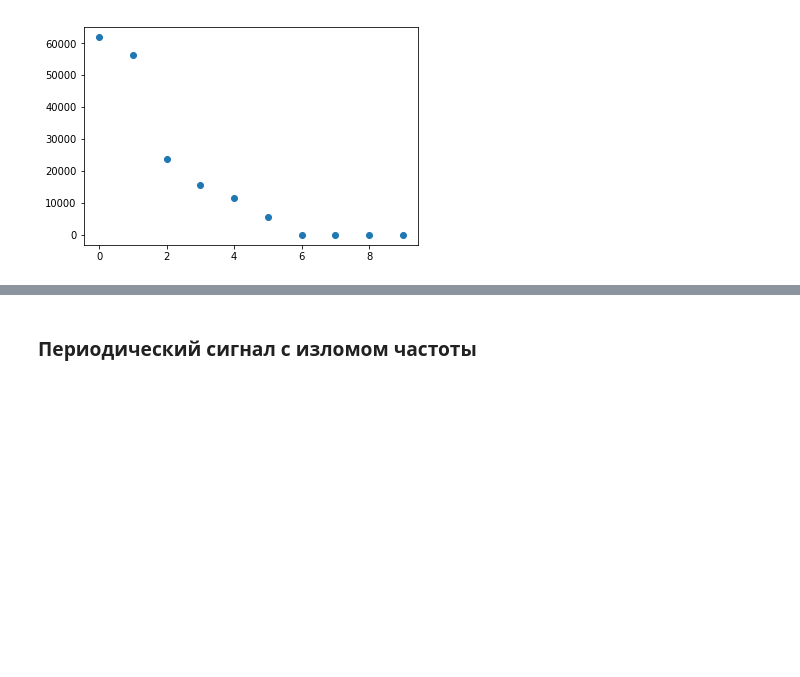
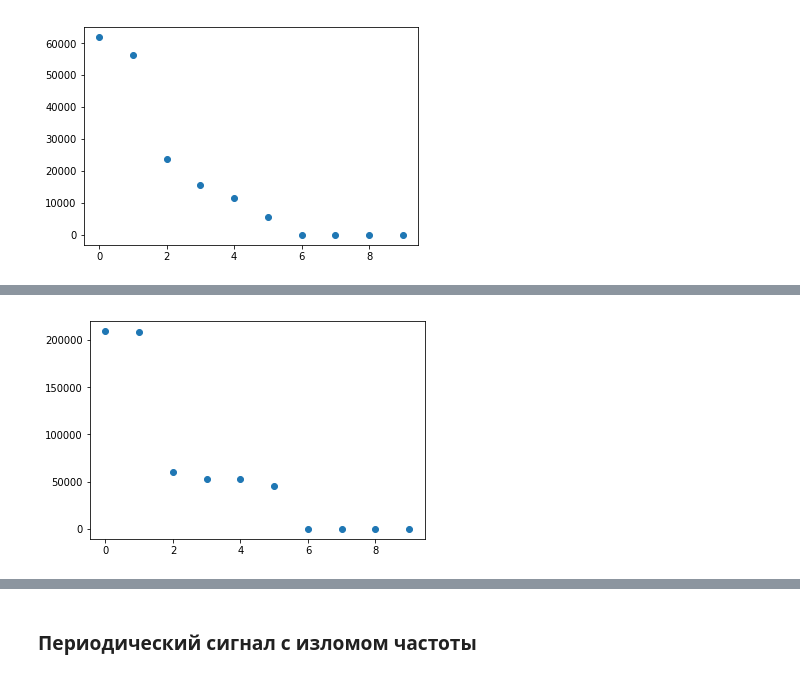
Before and after one commit to euloo/time-series, a Jupyter notebook: 5-timeSeries.ipynb, the cells around one changed output, grey strips where cells are left out. Cells and saved outputs as stored; diff of their text form; code cells hidden in the pictures; blank space fills up the shorter version.

```diff
--- a/5-timeSeries.ipynb
+++ b/5-timeSeries.ipynb
@@ -466,0 +493,6 @@ plt.show()
+# %%
+A, U, V = SSA_modes(F, 279)
+plt.scatter(range(10),A[:10])
+plt.show()
+# %% [output]
+[figure, added]
```
Also changed, not shown: parts of 6 cells of this notebook.
